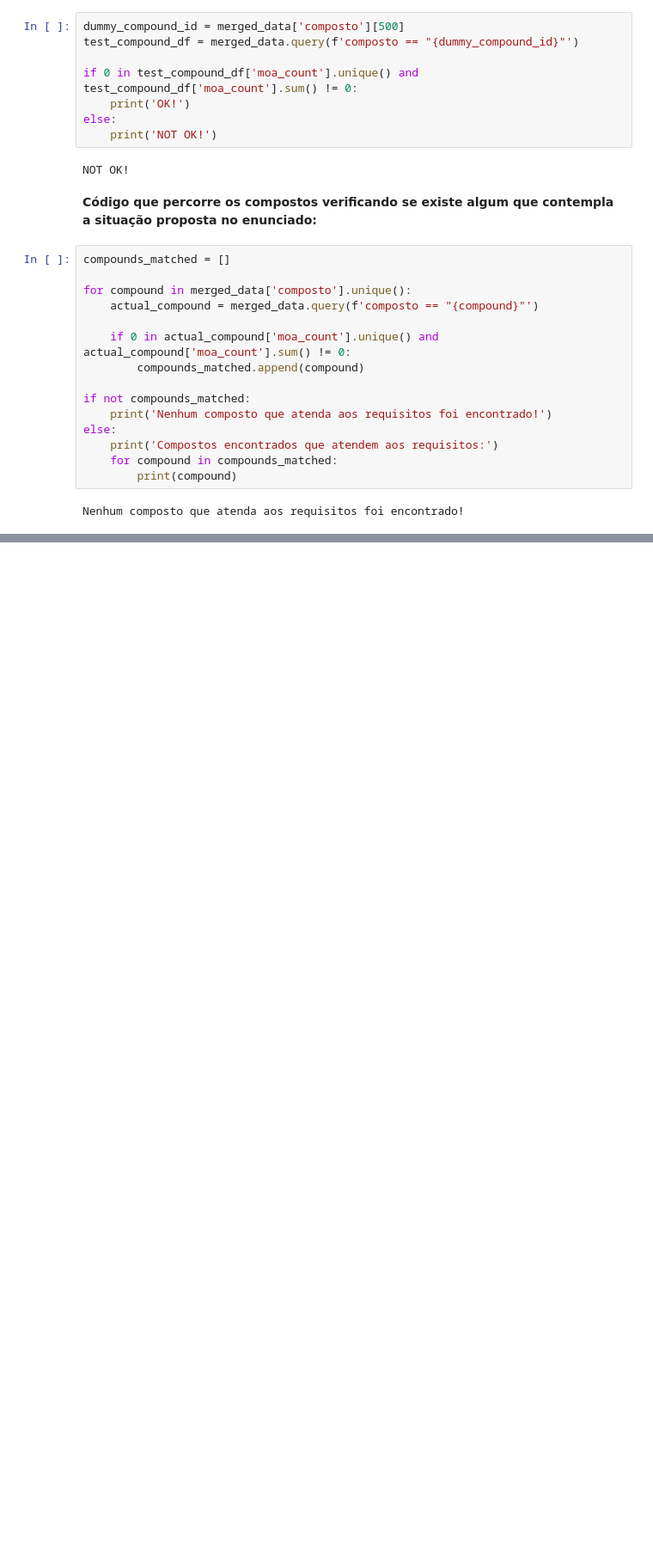
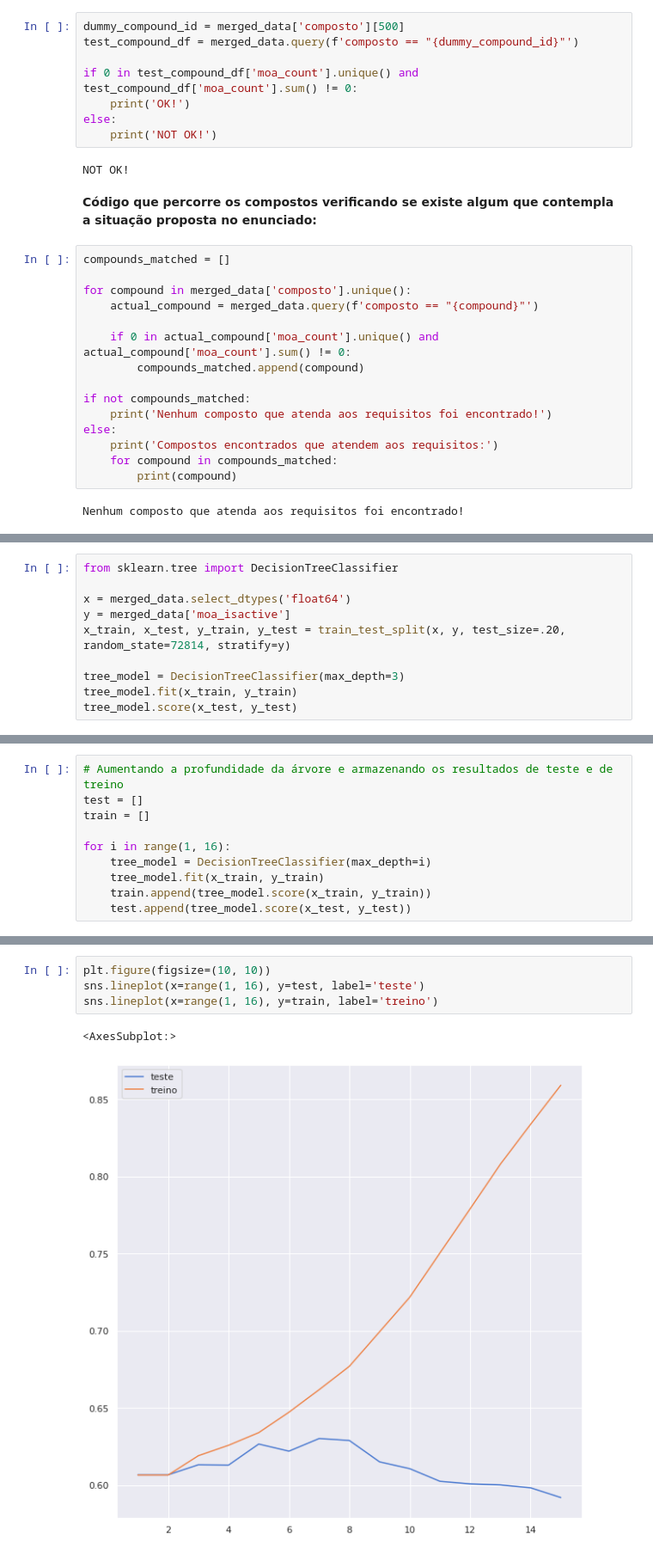
Before and after one commit to marcelsby/alura-imersao-dados-2021, a Jupyter notebook: src/Imersão Dados.ipynb, the cells around one changed output, grey strips where cells are left out. Shown at 86% size. Saved outputs shown, nothing was run; the diff lists cells and outputs as text; blank space fills up the shorter version.

```diff
--- a/src/Imersão Dados.ipynb
+++ b/src/Imersão Dados.ipynb
@@ -1028,0 +1099,10 @@ Nenhum composto que atenda aos requisitos foi encontrado!
+# %%
+from sklearn.tree import DecisionTreeClassifier
+
+x = merged_data.select_dtypes('float64')
+y = merged_data['moa_isactive']
+x_train, x_test, y_train, y_test = train_test_split(x, y, test_size=.20, random_state=72814, stratify=y)
+
+tree_model = DecisionTreeClassifier(max_depth=3)
+tree_model.fit(x_train, y_train)
+tree_model.score(x_test, y_test)
@@ -1028,0 +1111,10 @@ Nenhum composto que atenda aos requisitos foi encontrado!
+# %%
+# Aumentando a profundidade da árvore e armazenando os resultados de teste e de treino
+test = []
+train = []
+
+for i in range(1, 16):
+    tree_model = DecisionTreeClassifier(max_depth=i)
+    tree_model.fit(x_train, y_train)
+    train.append(tree_model.score(x_train, y_train))
+    test.append(tree_model.score(x_test, y_test))
@@ -1028,0 +1157,7 @@ Nenhum composto que atenda aos requisitos foi encontrado!
+# %%
+plt.figure(figsize=(10, 10))
+sns.lineplot(x=range(1, 16), y=test, label='teste')
+sns.lineplot(x=range(1, 16), y=train, label='treino')
+# %% [output]
+<AxesSubplot:>
+[figure, added]
```
Also changed, not shown: parts of 29 cells of this notebook.
